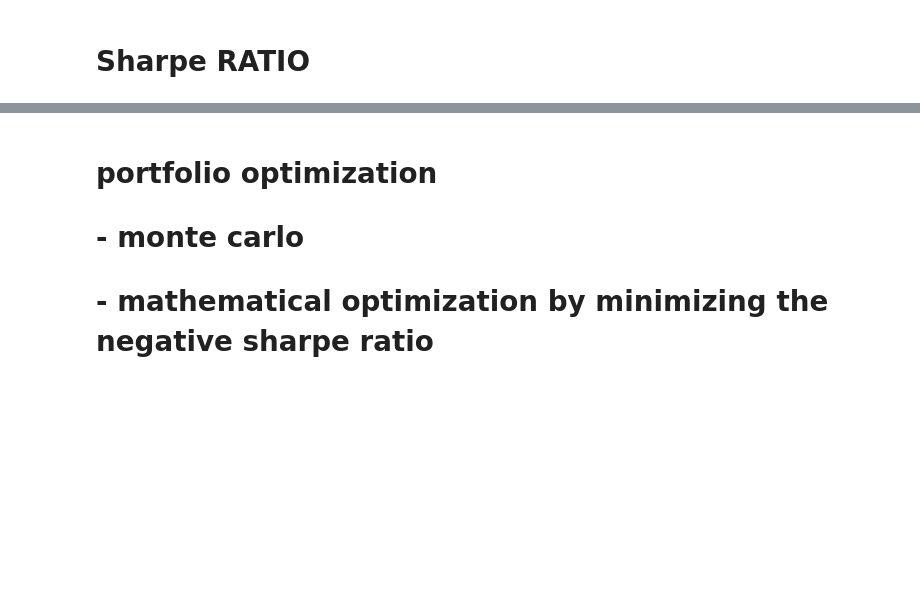
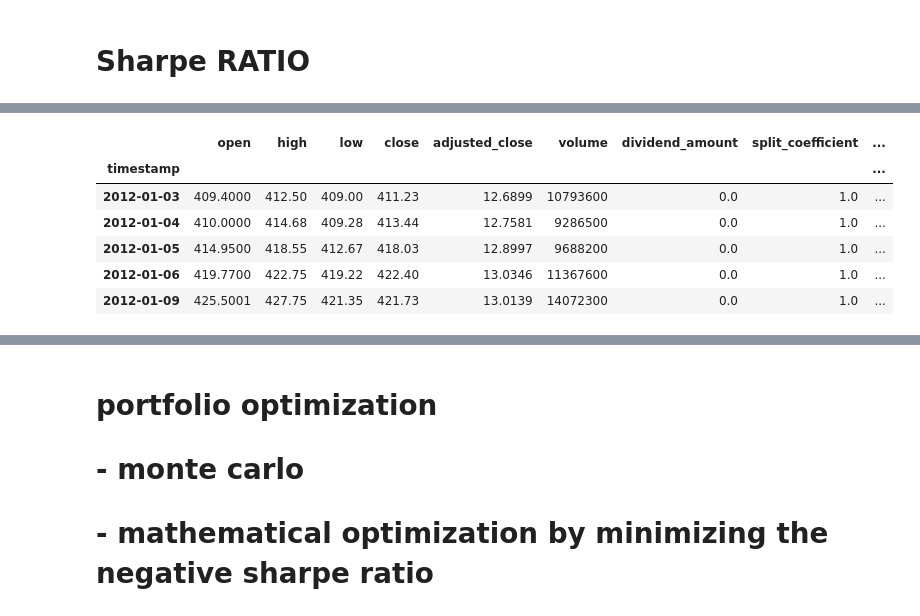
Before and after one commit to sven227/alphapp, a Jupyter notebook: stocks_basic_pf_sven.ipynb, the cells around one changed output, grey strips where cells are left out. Drawn from its saved outputs; the diff is of its cells as text; code cells hidden in the pictures; blank space fills up the shorter version.

```diff
--- a/stocks_basic_pf_sven.ipynb
+++ b/stocks_basic_pf_sven.ipynb
@@ -990,3 +1005,13 @@ list(zip((aapl, csco, amzn, msft), [.3, .2, .4, .1]))
+# %%
+aapl.head()
+# %% [output]
+|  | open | high | low | close | adjusted_close | volume | dividend_amount | split_coefficient | ... |
+| timestamp |  |  |  |  |  |  |  |  | ... |
+| 2012-01-03 | 409.4000 | 412.50 | 409.00 | 411.23 | 12.6899 | 10793600 | 0.0 | 1.0 | ... |
+| 2012-01-04 | 410.0000 | 414.68 | 409.28 | 413.44 | 12.7581 | 9286500 | 0.0 | 1.0 | ... |
+| 2012-01-05 | 414.9500 | 418.55 | 412.67 | 418.03 | 12.8997 | 9688200 | 0.0 | 1.0 | ... |
+| 2012-01-06 | 419.7700 | 422.75 | 419.22 | 422.40 | 13.0346 | 11367600 | 0.0 | 1.0 | ... |
+| 2012-01-09 | 425.5001 | 427.75 | 421.35 | 421.73 | 13.0139 | 14072300 | 0.0 | 1.0 | ... |
 # %%
 # allocation to portfolio
 # 30% aapl
```
Also changed, not shown: parts of 55 cells of this notebook.
